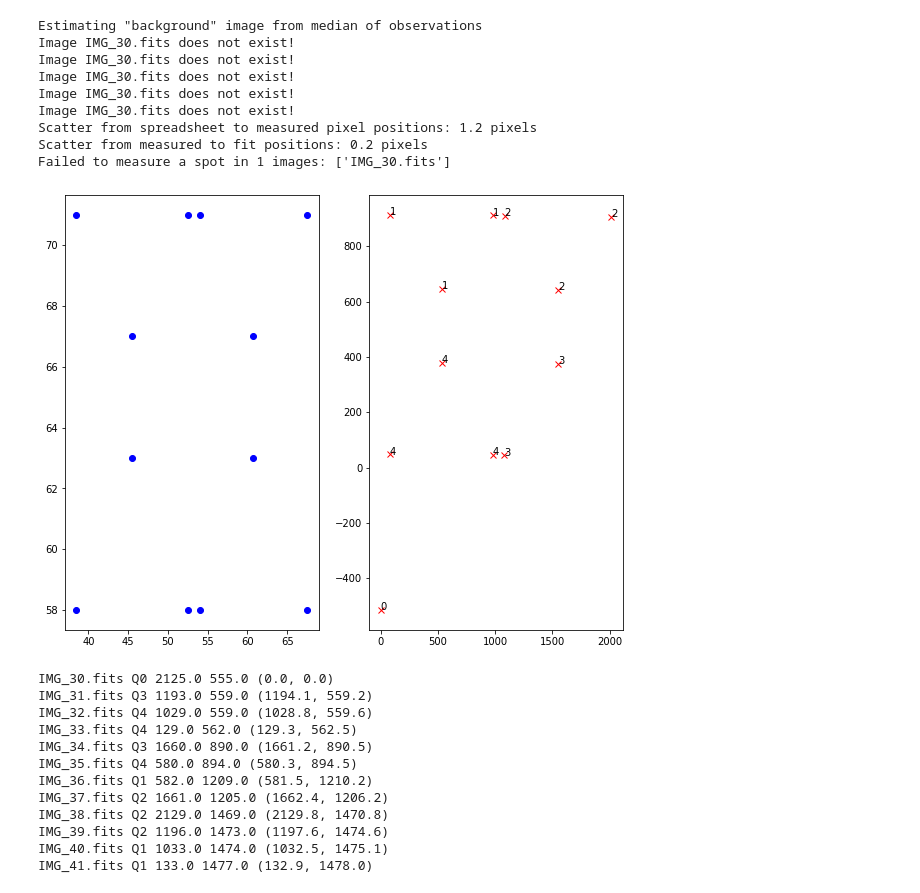
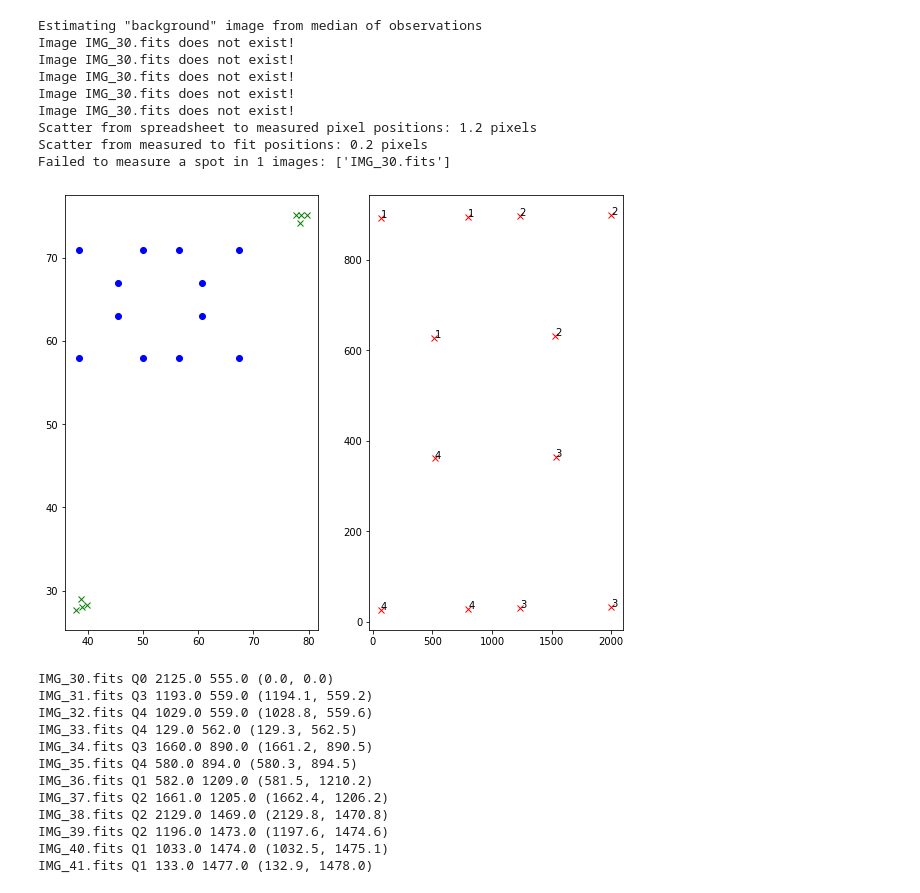
Before and after one commit to dstndstn/desi-commish, a Jupyter notebook: gfa-metrology.ipynb, the cells around one changed output. Drawn from its saved outputs; the diff is of its cells as text; code cells hidden in the pictures.

```diff
--- a/gfa-metrology.ipynb
+++ b/gfa-metrology.ipynb
@@ -362,0 +414,9 @@ Failed to measure a spot in 1 images: ['IMG_30.fits']
+# %%
+def parse_gif_ss(ss):
+    G = fits_table()
+    lines = ss.split('\n')
+    lines = [line.split('\t') for line in lines]
+    G.pinhole = np.array([int(w[0]) for w in lines])
+    G.x = np.array([float(w[1]) for w in lines])
+    G.y = np.array([float(w[2]) for w in lines])
+    return G
@@ -379,16 +474,21 @@ GG = merge_tables(GG)
 GG.writeto('gfa-metrology-measurements.fits')
 
 T.writeto('gfa-metrology-transforms.fits')
+# %%
+gif_8_1 = parse_gif_ss(gif_ss_8_1)
+gif_8_2 = parse_gif_ss(gif_ss_8_2)
 # %%
-G = G4
+G = G8
 plt.subplot(1,2,1)
 plt.plot(G.mmx, G.mmy, 'bo');
+plt.plot(gif_8_1.x, gif_8_1.y, 'gx')
+plt.plot(gif_8_2.x, gif_8_2.y, 'gx')
 plt.subplot(1,2,2)
 plt.plot(G.mtnx, G.mtny, 'rx');
 for x,y,q in zip(G.mtnx, G.mtny, G.quadrant):
     plt.text(x,y,'%i'%q)
 # %% [output]
-[figure, old version]
+[figure, new version]
 # %%
 for g in G4:
     print(g.img_fn, 'Q%i'%g.quadrant, g.orig_ssx, g.orig_ssy, '(%.1f, %.1f)' % (g.ssx, g.ssy))
```
Also changed, not shown: parts of 3 cells of this notebook, 2 other files.
